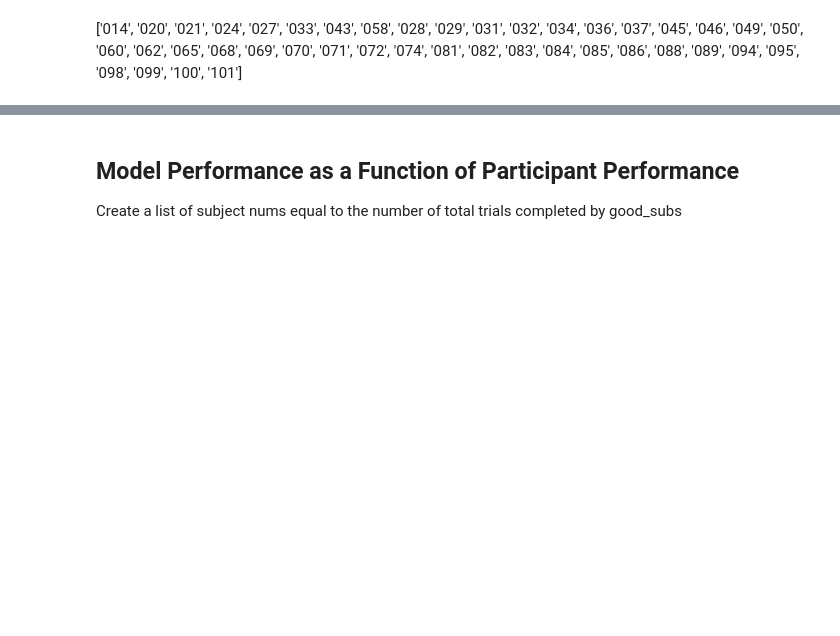
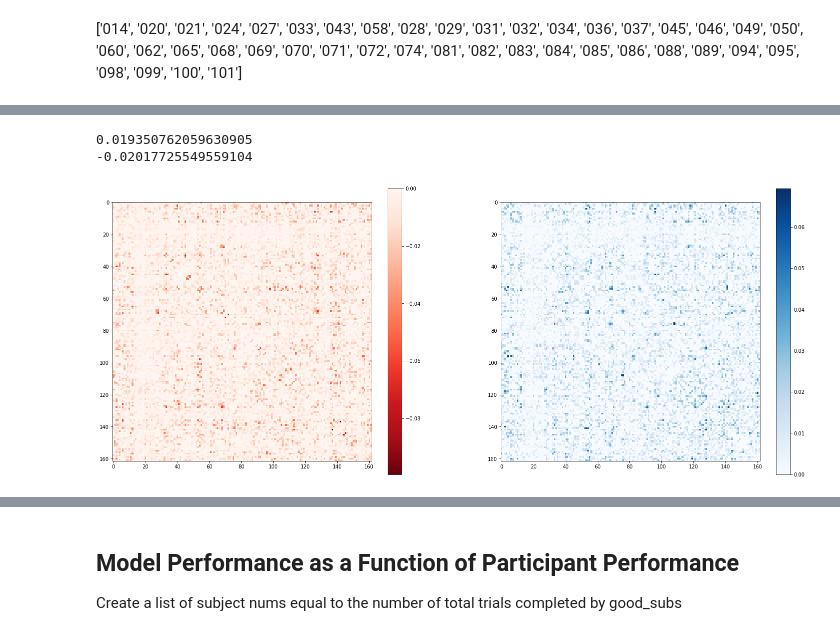
Before and after one commit to spatialneuroscience/MLINDIV, a Jupyter notebook: CPM/MLINDIV_CPM_DL_.ipynb, the cells around one changed output, grey strips where cells are left out. Saved outputs shown, nothing was run; the diff lists cells and outputs as text; code cells hidden in the pictures; blank space fills up the shorter version.

```diff
--- a/CPM/MLINDIV_CPM_DL_.ipynb
+++ b/CPM/MLINDIV_CPM_DL_.ipynb
@@ -477,0 +508,38 @@ print(scores)
+# %%
+upper_percentile = np.quantile(arr, 0.95)
+lower_percentile = np.quantile(arr, 0.05)
+
+
+pos_arr = arr.copy()
+pos_arr[pos_arr < 0] = 0
+
+pos_arr_filter = arr.copy()
+pos_arr_filter[pos_arr_filter <= upper_percentile] = 0
+print(upper_percentile)
+
+
+neg_arr = arr.copy()
+neg_arr[neg_arr > 0] = 0
+
+neg_arr_filter = arr.copy()
+neg_arr_filter[neg_arr_filter >= lower_percentile] = 0
+print(lower_percentile)
+
+
+plt.subplot(1, 2, 1)
+plt.imshow(neg_arr)
+plt.set_cmap('Reds_r')
+plt.colorbar()
+fig = plt.gcf()
+fig.set_size_inches(25.5, 10.5)
+
+plt.subplot(1, 2, 2)
+plt.imshow(pos_arr)
+plt.set_cmap('Blues')
+plt.colorbar()
+fig = plt.gcf()
+fig.set_size_inches(25.5, 10.5)
+# %% [output]
+0.019350762059630905
+-0.02017725549559104
+[figure, added]
```
Also changed, not shown: parts of 27 cells of this notebook, 24 other files.
